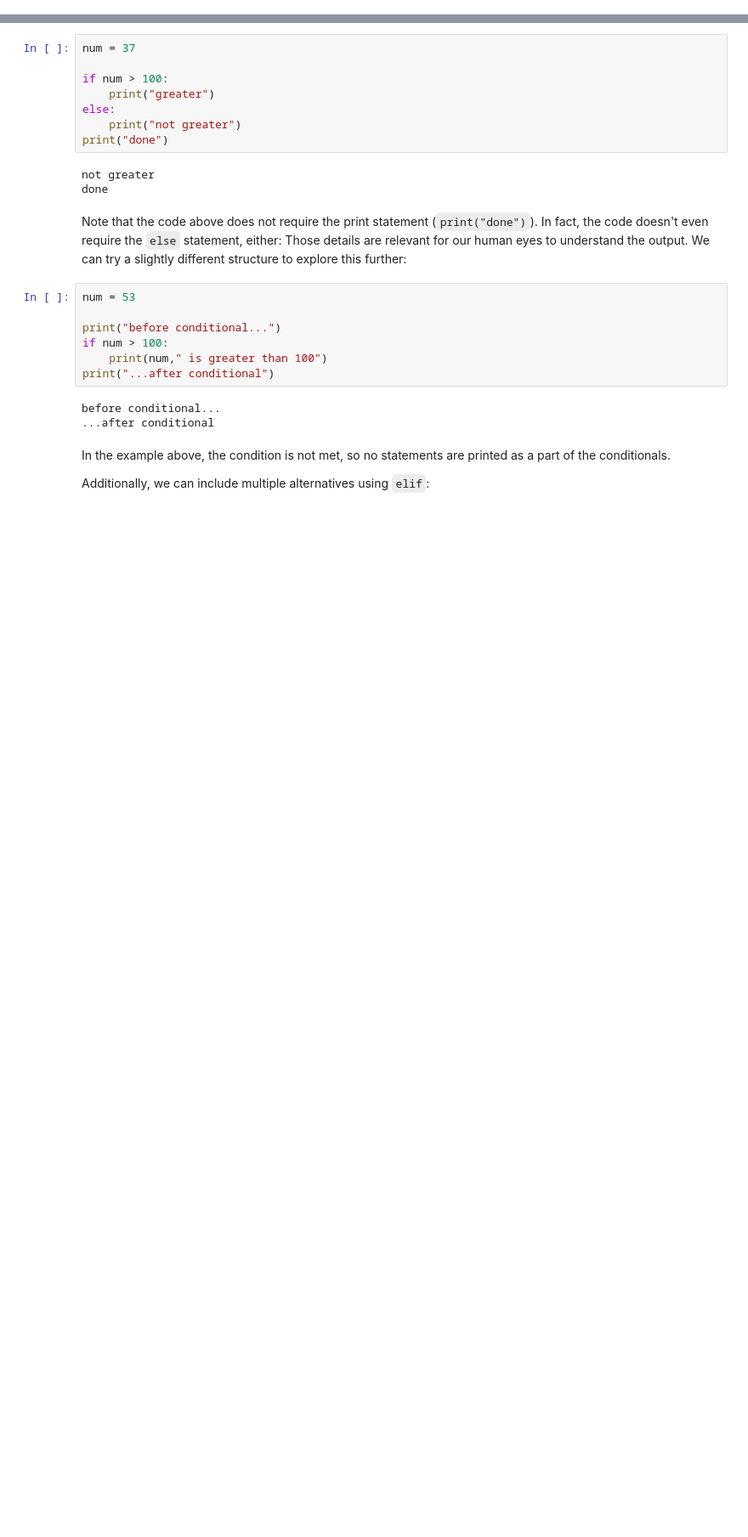
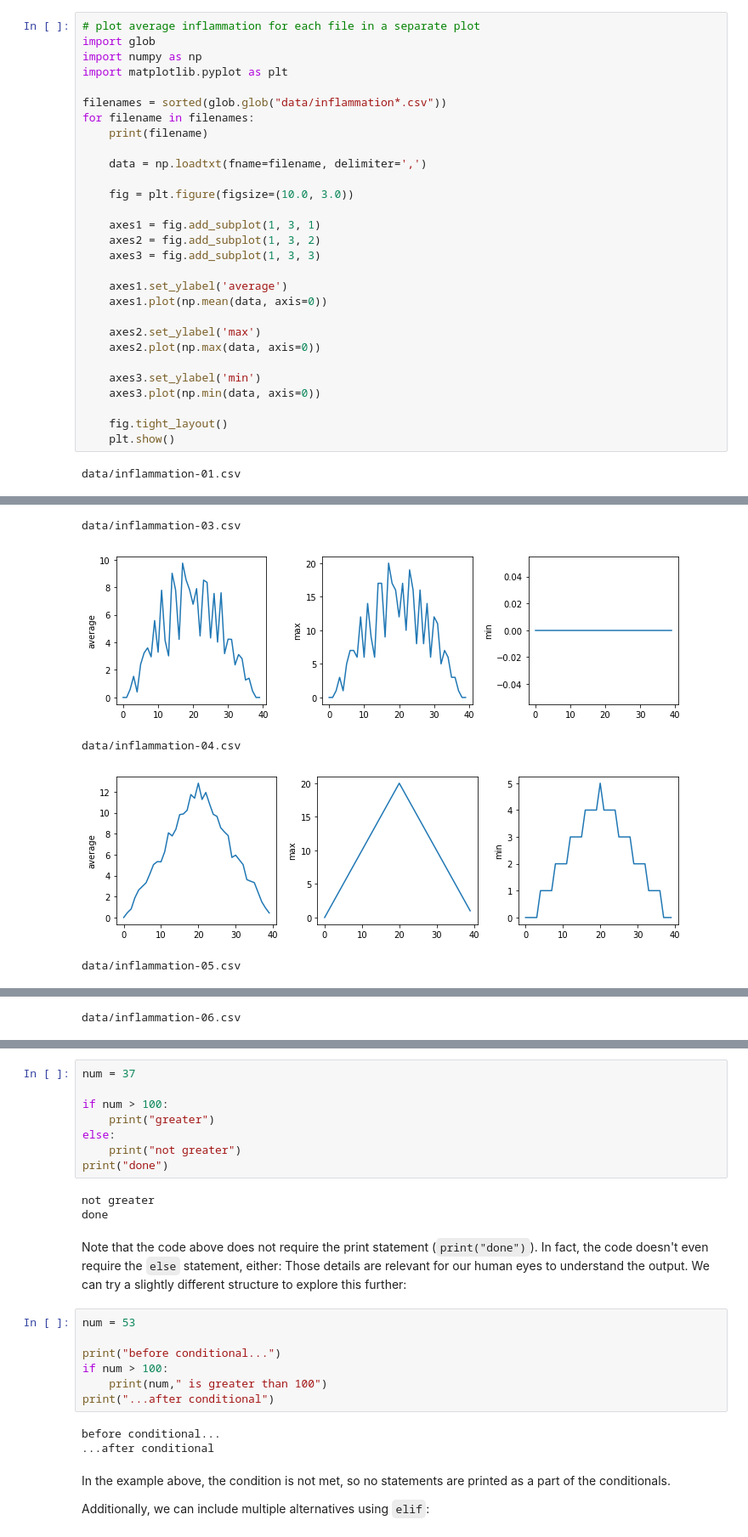
Before and after one commit to fredhutchio/python_programming, a Jupyter notebook: class2.ipynb, the cells around one changed output, grey strips where cells are left out. Shown at 85% size. Saved outputs shown, nothing was run; the diff lists cells and outputs as text; blank space fills up the shorter version.

```diff
--- a/class2.ipynb
+++ b/class2.ipynb
@@ -28,0 +23,31 @@ An example would be assessing whether a given value is greater than a certain nu
+# %%
+# plot average inflammation for each file in a separate plot
+import glob
+import numpy as np
+import matplotlib.pyplot as plt
+
+filenames = sorted(glob.glob("data/inflammation*.csv"))
+for filename in filenames:
+    print(filename)
+
+    data = np.loadtxt(fname=filename, delimiter=',')
+
+    fig = plt.figure(figsize=(10.0, 3.0))
+
+    axes1 = fig.add_subplot(1, 3, 1)
+    axes2 = fig.add_subplot(1, 3, 2)
+    axes3 = fig.add_subplot(1, 3, 3)
+
+    axes1.set_ylabel('average')
+    axes1.plot(np.mean(data, axis=0))
+
+    axes2.set_ylabel('max')
+    axes2.plot(np.max(data, axis=0))
+
+    axes3.set_ylabel('min')
+    axes3.plot(np.min(data, axis=0))
+
+    fig.tight_layout()
+    plt.show()
+# %% [output]
+data/inflammation-01.csv
@@ -28,0 +57,5 @@ An example would be assessing whether a given value is greater than a certain nu
+data/inflammation-03.csv
+[figure, added]
+data/inflammation-04.csv
+[figure, added]
+data/inflammation-05.csv
@@ -28,0 +63 @@ An example would be assessing whether a given value is greater than a certain nu
+data/inflammation-06.csv
```
Also changed, not shown: parts of 22 cells of this notebook, 2 other files.
